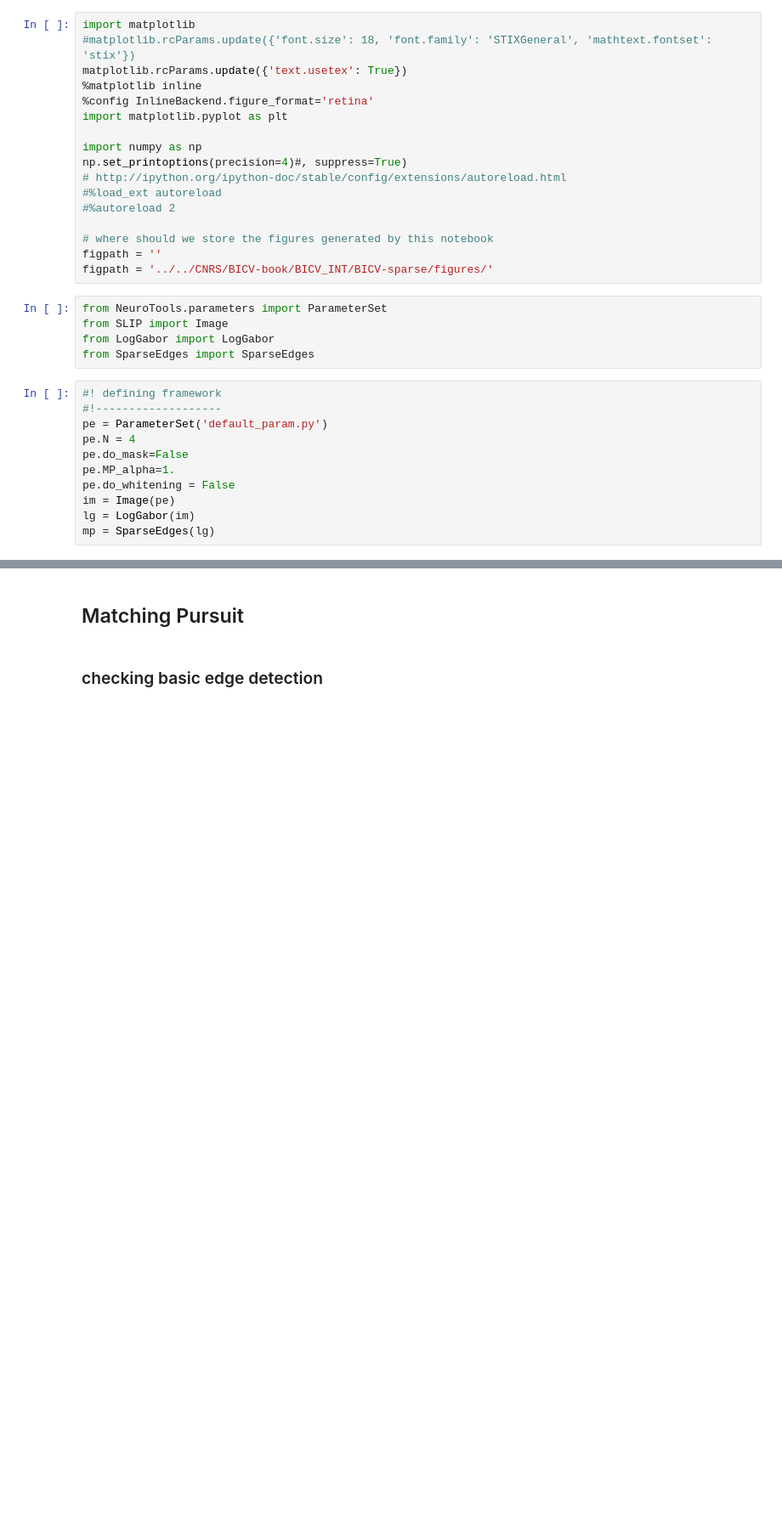
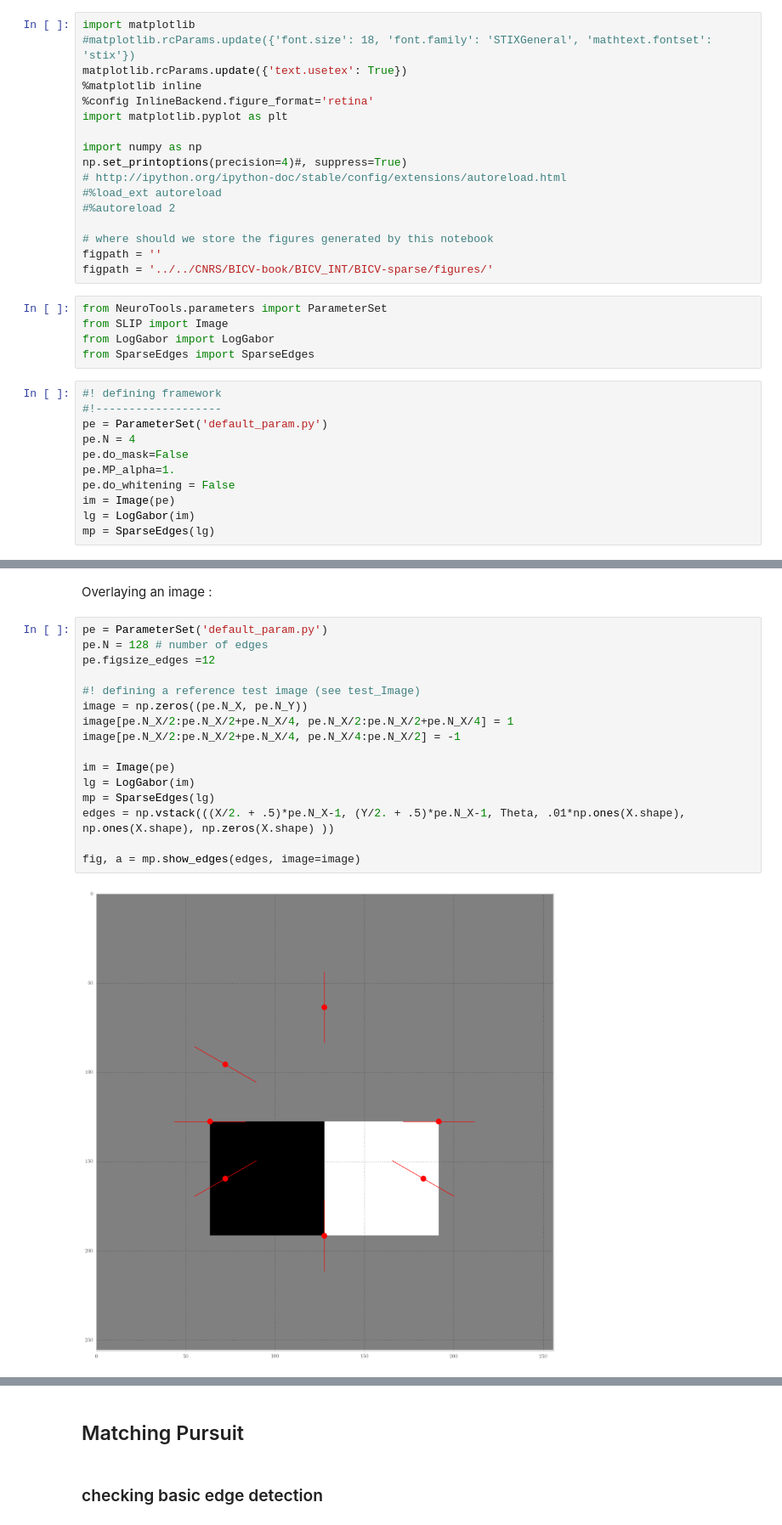
Before and after one commit to bicv/SparseEdges, a Jupyter notebook: SparseEdges-tests.ipynb, the cells around one changed output, grey strips where cells are left out. Shown at 85% size. Drawn from its saved outputs; the diff is of its cells as text; blank space fills up the shorter version.

Commit message:
updating params and notebooks

```diff
--- a/SparseEdges-tests.ipynb
+++ b/SparseEdges-tests.ipynb
@@ -46,0 +72,20 @@ mp = SparseEdges(lg)
+# %% [markdown]
+Overlaying an image :
+# %%
+pe = ParameterSet('default_param.py')
+pe.N = 128 # number of edges
+pe.figsize_edges =12
+
+#! defining a reference test image (see test_Image)
+image = np.zeros((pe.N_X, pe.N_Y))
+image[pe.N_X/2:pe.N_X/2+pe.N_X/4, pe.N_X/2:pe.N_X/2+pe.N_X/4] = 1
+image[pe.N_X/2:pe.N_X/2+pe.N_X/4, pe.N_X/4:pe.N_X/2] = -1
+
+im = Image(pe)
+lg = LogGabor(im)
+mp = SparseEdges(lg)
+edges = np.vstack(((X/2. + .5)*pe.N_X-1, (Y/2. + .5)*pe.N_X-1, Theta, .01*np.ones(X.shape), np.ones(X.shape), np.zeros(X.shape) ))
+
+fig, a = mp.show_edges(edges, image=image)
+# %% [output]
+[figure, added]
```
Also changed, not shown: parts of 13 cells of this notebook, 3 other files.
